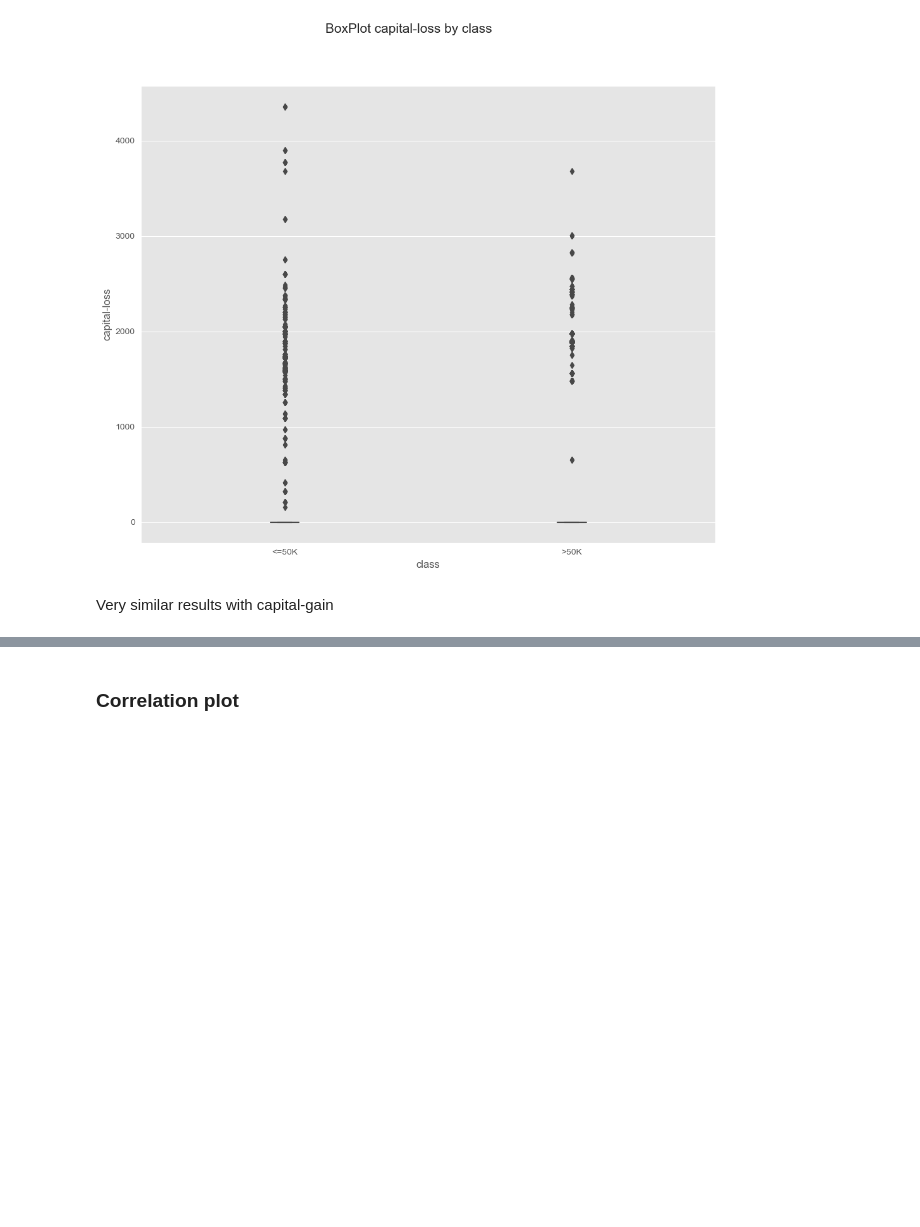
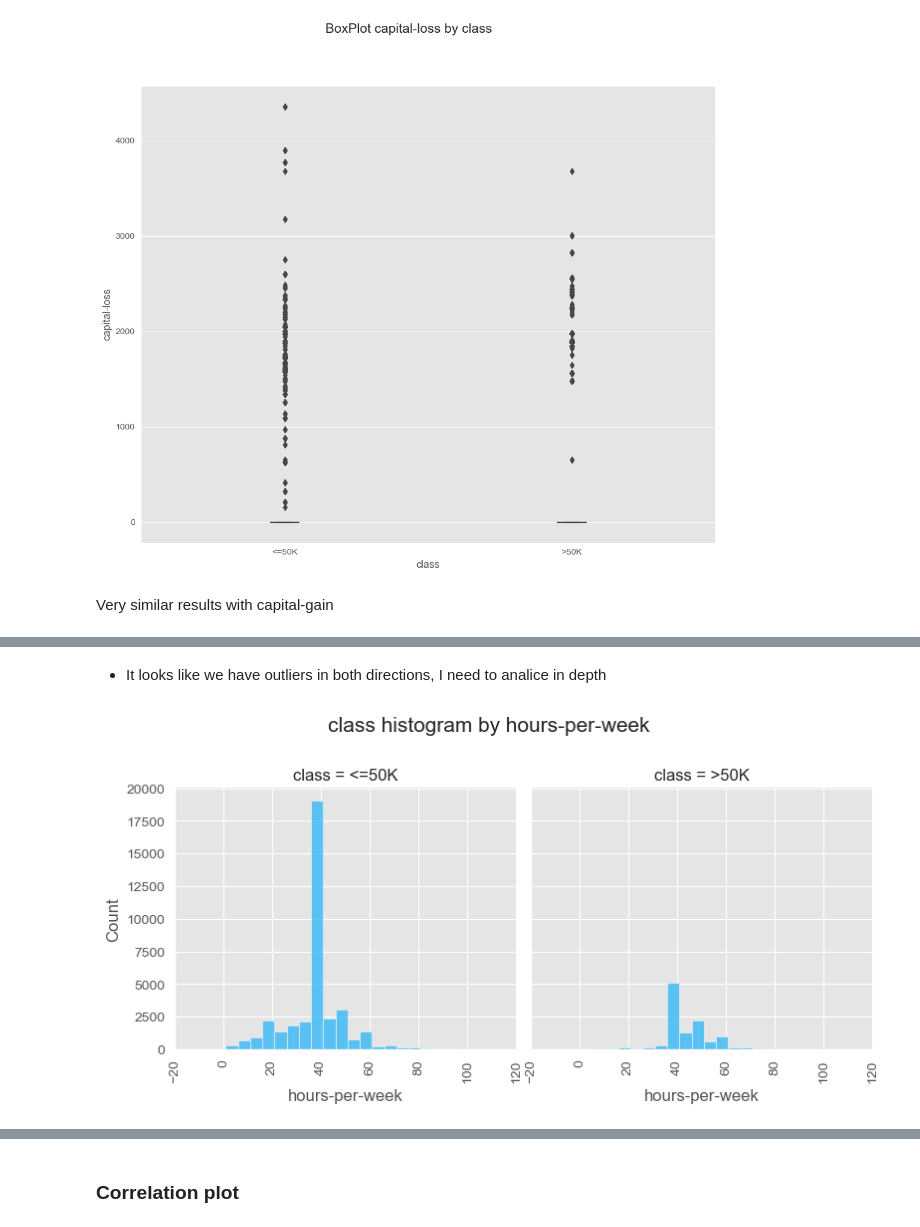
Before and after one commit to diazid/Census_Income, a Jupyter notebook: Project 2 - Census Income.ipynb, the cells around one changed output, grey strips where cells are left out. Drawn from its saved outputs; the diff is of its cells as text; code cells hidden in the pictures; blank space fills up the shorter version.

```diff
--- a/Project 2 - Census Income.ipynb
+++ b/Project 2 - Census Income.ipynb
@@ -283,7 +276,7 @@ hist_bplot(alldata, col1='age', col2='age', bins=10)
 ### Class histogram by sex
 # %%
 #@title
-def custom_histogram(data, main_classes, histo_classes, graph_height=3, share_axis = True):
+def custom_histogram(data, main_classes, histo_classes, graph_height=3, share_axis = True, binwidth=None):
     '''
       Display histogram grid
 
@@ -300,6 +293,7 @@ def custom_histogram(data, main_classes, histo_classes, graph_height=3, share_ax
     ax.map_dataframe(sns.histplot,
                      x=histo_classes,
                      color = '#29B6F6',
+                     binwidth = binwidth,
                      ax = ax, )
 
     ax.fig.subplots_adjust(top=0.8)
@@ -427,0 +412,6 @@ Very similar results with capital-gain
+# %% [markdown]
+* It looks like we have outliers in both directions, I need to analice in depth
+# %%
+custom_histogram(data=alldata, main_classes='class', histo_classes='hours-per-week', graph_height=4, binwidth=5)
+# %% [output]
+[figure, added]
```
Also changed, not shown: parts of 89 cells of this notebook, 13 other files.
